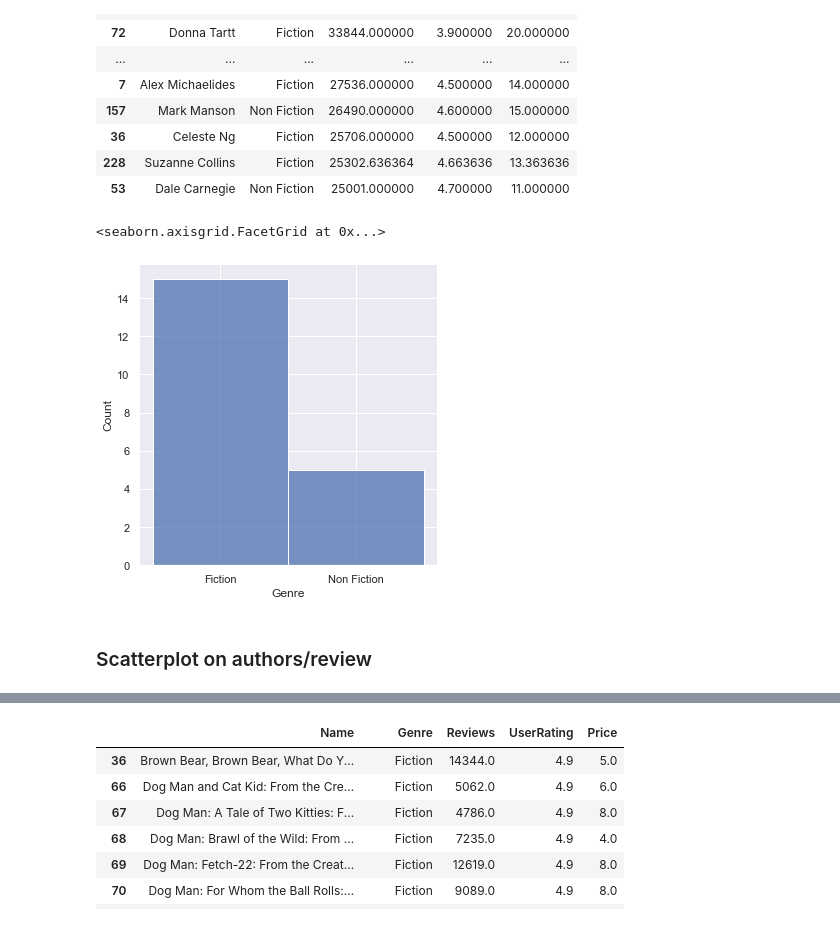
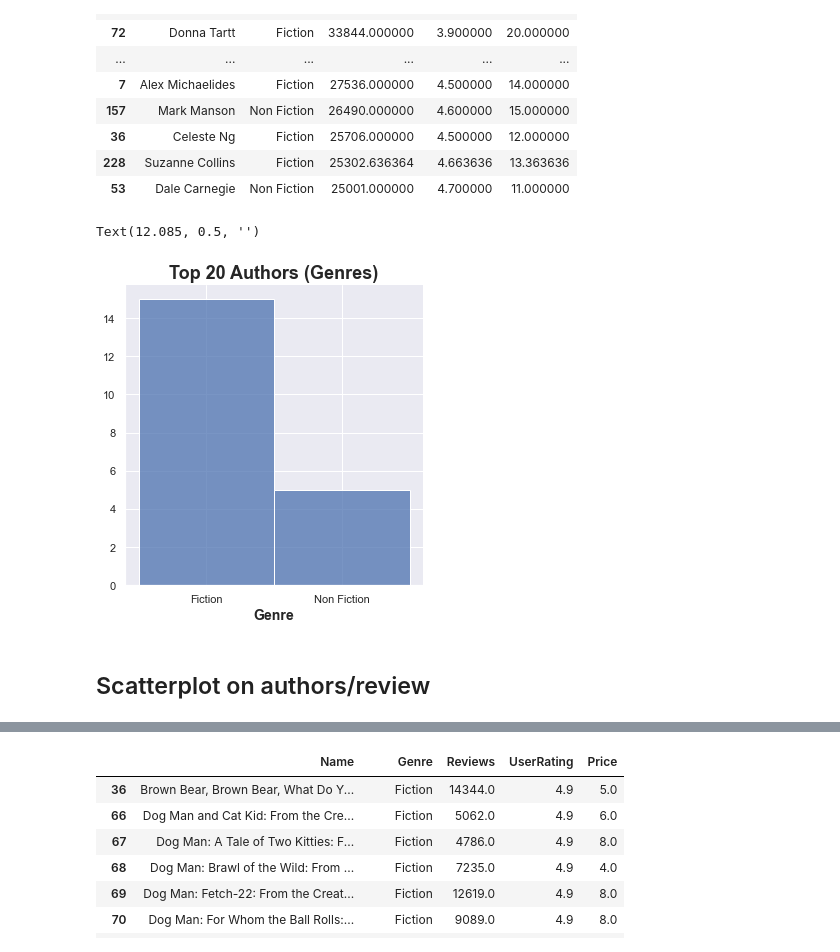
Before and after one commit to IhorLuk/MyPortfolio, a Jupyter notebook: Amazone bestselling books.ipynb, the cells around one changed output, grey strips where cells are left out. Saved outputs shown, nothing was run; the diff lists cells and outputs as text; code cells hidden in the pictures.

```diff
--- a/Amazone bestselling books.ipynb
+++ b/Amazone bestselling books.ipynb
@@ -113,9 +107,12 @@ dfByAuthor.sort_values('Reviews',ascending=False).head(20)
 # %%
 sns.set_theme()
 sns.displot(dfByAuthor.sort_values('Reviews',ascending=False).head(20)['Genre'])
+plt.title('Top 20 Authors (Genres)',fontdict={'weight':'bold','size': 18})
+plt.xlabel('Genre',fontdict={'weight':'bold','size': 14})
+plt.ylabel('')
 # %% [output]
-<seaborn.axisgrid.FacetGrid at 0x...>
+Text(12.085, 0.5, '')
-[figure, old version]
+[figure, new version]
 # %% [markdown]
-### Scatterplot on authors/review
+## Scatterplot on authors/review
 # %%
```
Also changed, not shown: parts of 23 cells of this notebook.
